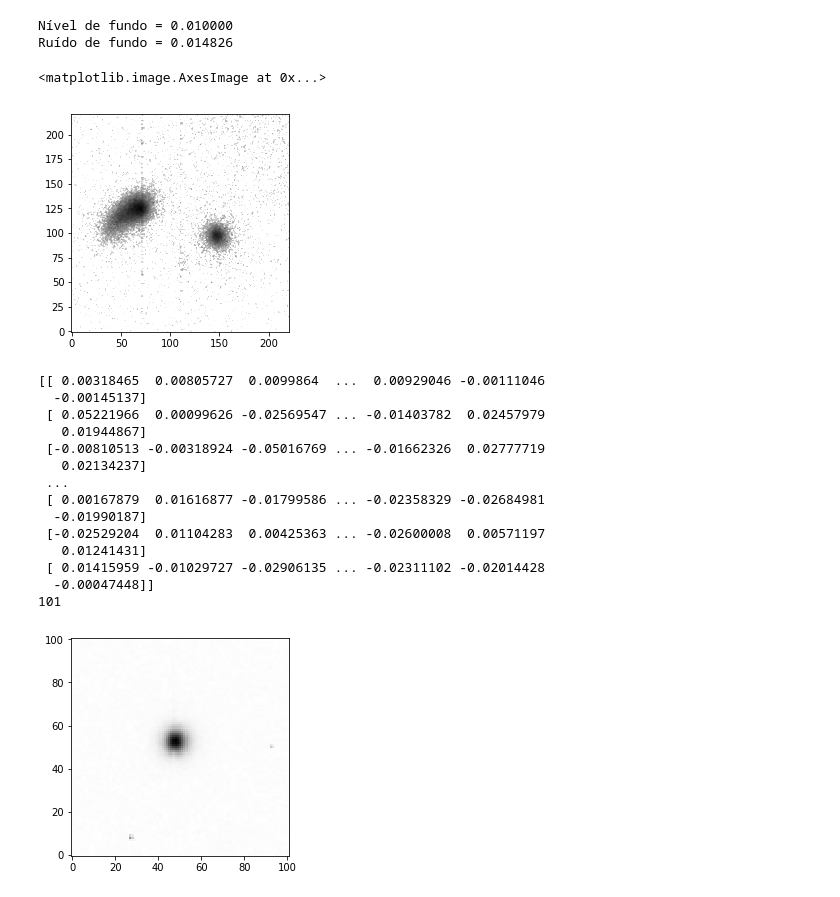
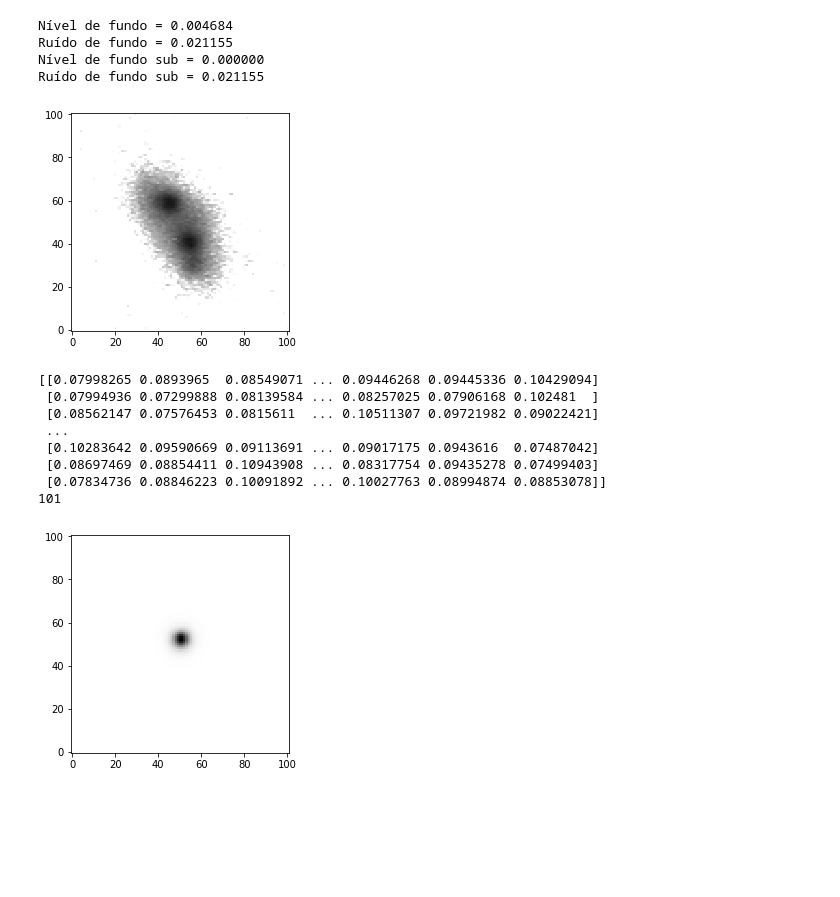
Before and after one commit to jvictor42/Useful-astro, a Jupyter notebook: petrosian_radius_definitive.ipynb, the cells around one changed output. Cells and saved outputs as stored; diff of their text form; code cells hidden in the pictures; blank space fills up the shorter version.

```diff
--- a/petrosian_radius_definitive.ipynb
+++ b/petrosian_radius_definitive.ipynb
@@ -19,8 +19,8 @@ def normalize(image):
     return (image-m) / (M-m)
 # %%
 #Imagens
-GHII = 'teste455.fits'
-image_star = 'teste455_psf.fits'
+GHII = 'testeMrk1271.fits'
+image_star = 'Mrk1271_psf.fits'
 image_mask = 'flag.fits'
 weight = 'weight.fits'
 # %%
@@ -64,23 +64,29 @@ No.    Name      Ver    Type      Cards   Dimensions   Format
 # %%
 #Ruido de fundo e Nivel de fundo + limpeza da imagem
 #mediana da imagem como nível de fundo e o desvio padrão da imagem como ruído de fundo 1-sigma.
 #image median as the background level and the image standard deviation as the 1-sigma background noise
 from astropy.stats import mad_std
 background_level = np.median(image_data)
 print('Nível de fundo = %f'%(background_level))
 background_noise = mad_std(image_data)
 print('Ruído de fundo = %f'%(background_noise))
 image_data-= background_level
 plt.imshow(image_data, origin='lower', cmap='gray_r',norm=LogNorm(vmin=0.025, vmax=1))
+#plt.savefig(GHII+'_sub.png')
+background_level = np.median(image_data)
+print('Nível de fundo sub = %f'%(background_level))
+background_noise = mad_std(image_data)
+print('Ruído de fundo sub = %f'%(background_noise))
 #Sem subtrair o fundo o resultado fica mais parecido com o obtido pelo IRAF.
 
 
 #image_data.writeto( 'new_'+filename ) #Cria um fits novo já corrigido pelo ruido de fundo
 # %% [output]
-Nível de fundo = 0.010000
-Ruído de fundo = 0.014826
+Nível de fundo = 0.004684
+Ruído de fundo = 0.021155
+Nível de fundo sub = 0.000000
+Ruído de fundo sub = 0.021155
-<matplotlib.image.AxesImage at 0x...>
-[figure, old version]
+[figure, new version]
 # %%
 #Estrela PSF
 psf = fits.open(image_star)
@@ -89,21 +95,15 @@ plt.imshow(psf, origin='lower', cmap='gray_r')
 print(psf) #Matriz estrela
 print(len(psf))
 # %% [output]
-[[ 0.00318465  0.00805727  0.0099864  ...  0.00929046 -0.00111046
-  -0.00145137]
- [ 0.05221966  0.00099626 -0.02569547 ... -0.01403782  0.02457979
-   0.01944867]
- [-0.00810513 -0.00318924 -0.05016769 ... -0.01662326  0.02777719
-   0.02134237]
+[[0.07998265 0.0893965  0.08549071 ... 0.09446268 0.09445336 0.10429094]
+ [0.07994936 0.07299888 0.08139584 ... 0.08257025 0.07906168 0.102481  ]
+ [0.08562147 0.07576453 0.0815611  ... 0.10511307 0.09721982 0.09022421]
  ...
- [ 0.00167879  0.01616877 -0.01799586 ... -0.02358329 -0.02684981
-  -0.01990187]
- [-0.02529204  0.01104283  0.00425363 ... -0.02600008  0.00571197
-   0.01241431]
- [ 0.01415959 -0.01029727 -0.02906135 ... -0.02311102 -0.02014428
-  -0.00047448]]
+ [0.10283642 0.09590669 0.09113691 ... 0.09017175 0.0943616  0.07487042]
+ [0.08697469 0.08854411 0.10943908 ... 0.08317754 0.09435278 0.07499403]
+ [0.07834736 0.08846223 0.10091892 ... 0.10027763 0.08994874 0.08853078]]
 101
-[figure, old version]
+[figure, new version]
 # %%
 #mapa pixels - weight maps
 m_pixel = fits.open(weight)
```
Also changed, not shown: parts of 11 cells of this notebook, 5 other files.
